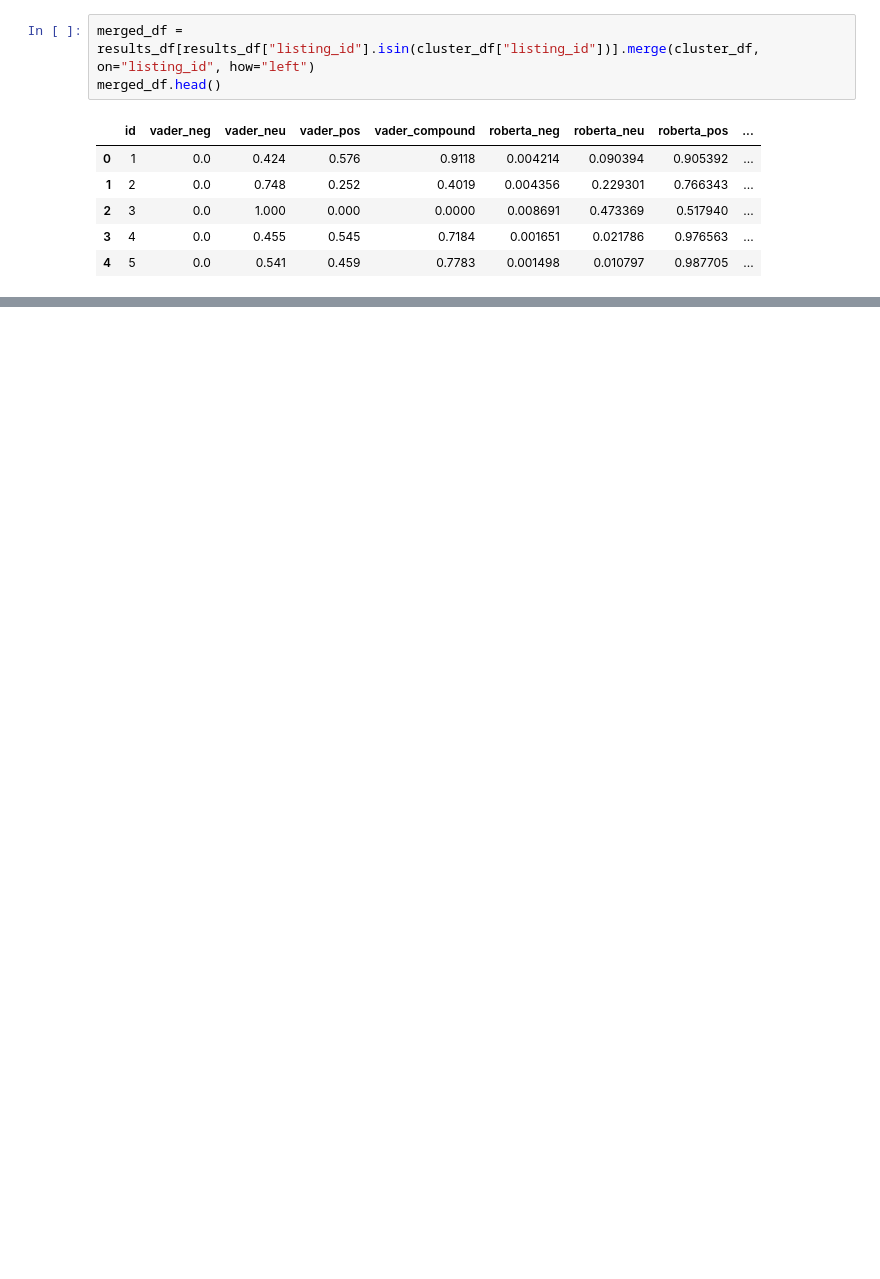
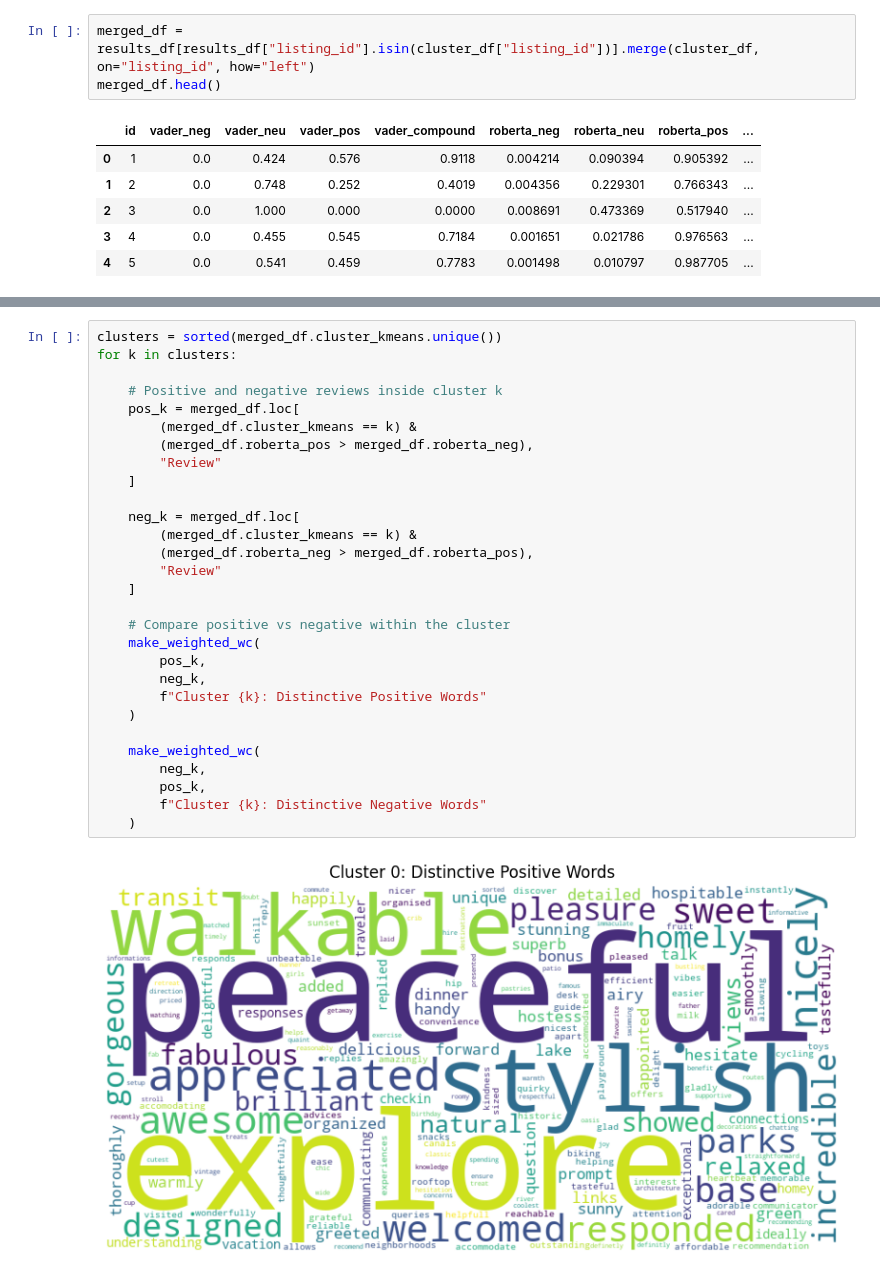
Before and after one commit to juliuseg/CompToolsDatascience41, a Jupyter notebook: airbnbDataAnalysis.ipynb, the cells around one changed output, grey strips where cells are left out. Saved outputs shown, nothing was run; the diff lists cells and outputs as text; blank space fills up the shorter version.

```diff
--- a/airbnbDataAnalysis.ipynb
+++ b/airbnbDataAnalysis.ipynb
@@ -112,0 +140,31 @@ for s in ["roberta_neg", "roberta_neu", "roberta_pos"]:
+# %%
+clusters = sorted(merged_df.cluster_kmeans.unique())
+for k in clusters:
+
+    # Positive and negative reviews inside cluster k
+    pos_k = merged_df.loc[
+        (merged_df.cluster_kmeans == k) &
+        (merged_df.roberta_pos > merged_df.roberta_neg),
+        "Review"
+    ]
+
+    neg_k = merged_df.loc[
+        (merged_df.cluster_kmeans == k) &
+        (merged_df.roberta_neg > merged_df.roberta_pos),
+        "Review"
+    ]
+
+    # Compare positive vs negative within the cluster
+    make_weighted_wc(
+        pos_k,
+        neg_k,
+        f"Cluster {k}: Distinctive Positive Words"
+    )
+
+    make_weighted_wc(
+        neg_k,
+        pos_k,
+        f"Cluster {k}: Distinctive Negative Words"
+    )
+# %% [output]
+[figure, added]
```
Also changed, not shown: parts of 6 cells of this notebook, 44 other files.
